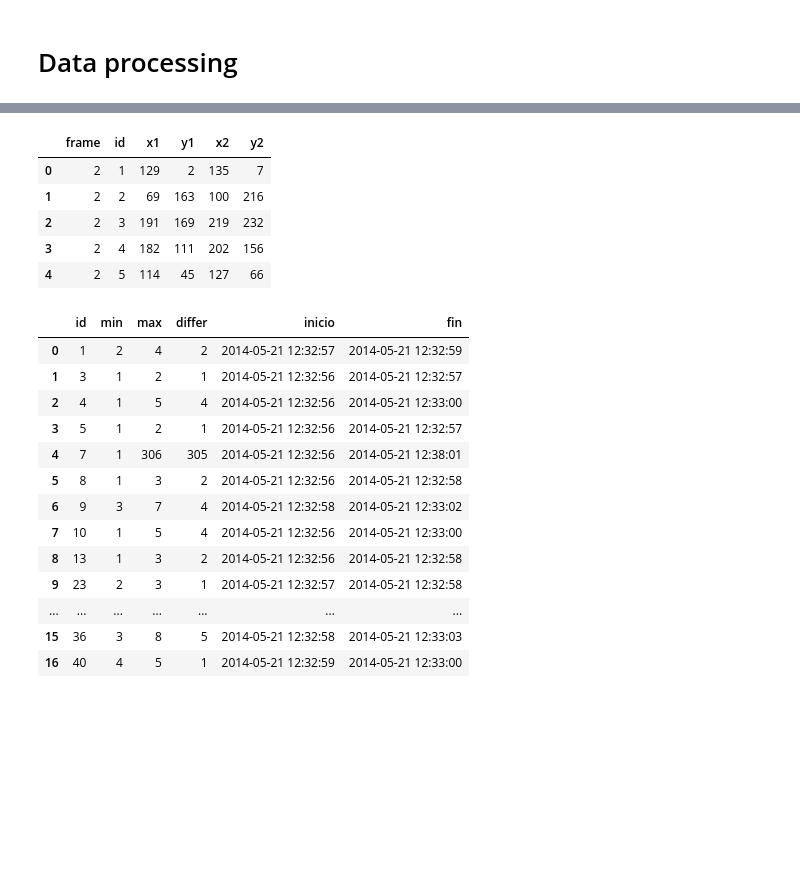
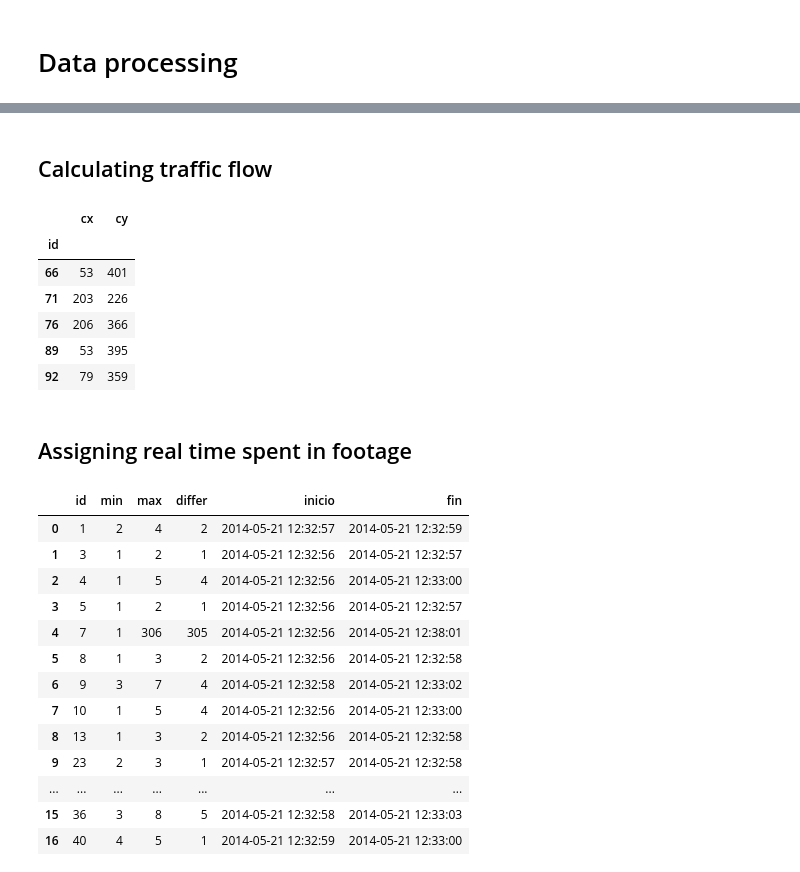
Before and after one commit to emonroyh/Video, a Jupyter notebook: CarTracker.ipynb, the cells around one changed output, grey strips where cells are left out. Cells and saved outputs as stored; diff of their text form; code cells hidden in the pictures; blank space fills up the shorter version.

```diff
--- a/CarTracker.ipynb
+++ b/CarTracker.ipynb
@@ -218,13 +260,19 @@ df.head(20)
+# %% [markdown]
+## Calculating traffic flow ##
+# %%
+# Calculate traffic flow
+df[df.lane > 0].groupby(['id']).agg({'cx':'min', 'cy':'max'}).head()
+# %% [output]
+|  | cx | cy |
+| id |  |  |
+| 66 | 53 | 401 |
+| 71 | 203 | 226 |
+| 76 | 206 | 366 |
+| 89 | 53 | 395 |
+| 92 | 79 | 359 |
+# %% [markdown]
+## Assigning real time spent in footage
 # %%
 # Timestamp
 import datetime
-# %%
-df.head()
-# %% [output]
-|  | frame | id | x1 | y1 | x2 | y2 |
-| 0 | 2 | 1 | 129 | 2 | 135 | 7 |
-| 1 | 2 | 2 | 69 | 163 | 100 | 216 |
-| 2 | 2 | 3 | 191 | 169 | 219 | 232 |
-| 3 | 2 | 4 | 182 | 111 | 202 | 156 |
-| 4 | 2 | 5 | 114 | 45 | 127 | 66 |
 # %%
```
Also changed, not shown: parts of 15 cells of this notebook.
